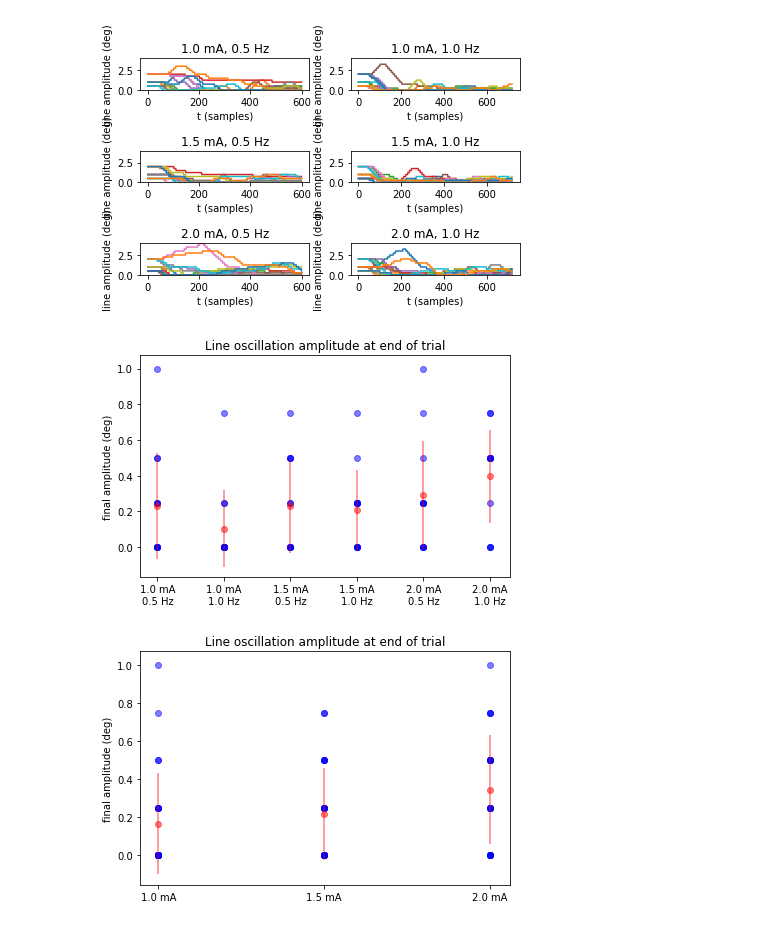
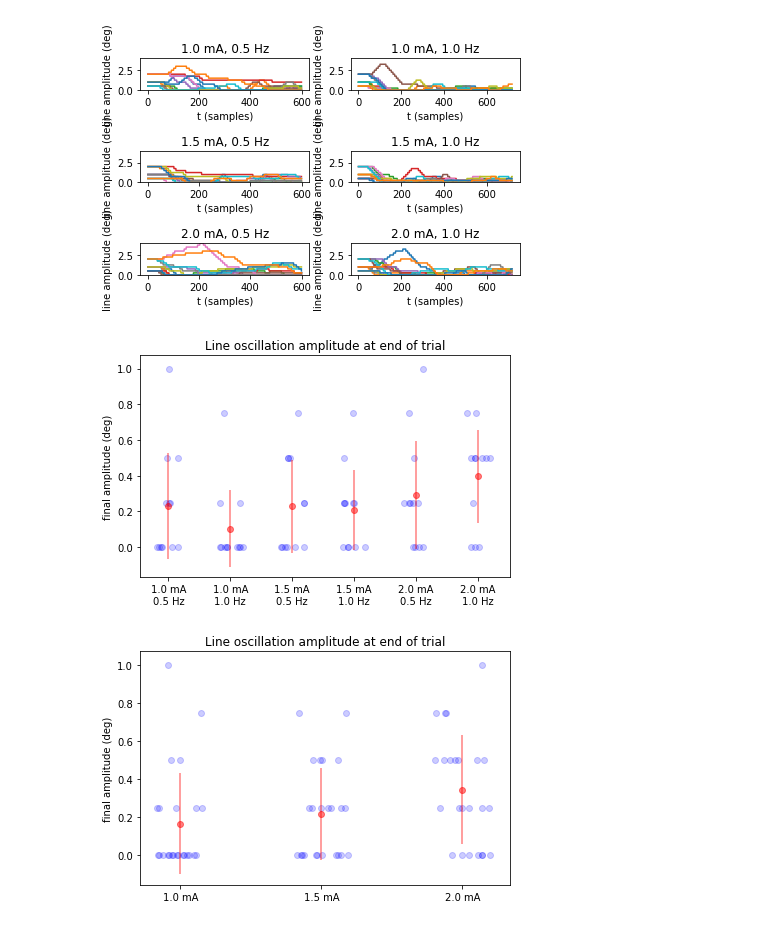
Before and after one commit to NNiehof/WaveGVS, a Jupyter notebook: Analysis/plotWaveGVS.ipynb, the cells around one changed output. Cells and saved outputs as stored; diff of their text form; code cells hidden in the pictures.

Commit message:
added jitter for plotting overlapping points

```diff
--- a/Analysis/plotWaveGVS.ipynb
+++ b/Analysis/plotWaveGVS.ipynb
@@ -107,38 +98,40 @@ plt.tight_layout()
 # %%
 # plot endpoints by conditions (current and frequency)
 count = 0
 x_tick_positions = []
 plotlabels = []
 fig, ax = plt.subplots()
+jitter_width = 0.4
 
 for curr in currents:
     for freq in frequencies:
         count += 1
         x_tick_positions.append(count)
         plotlabels.append("{0} mA\n{1} Hz".format(curr, freq))
         selection = df[(df["current"] == curr) & (df["frequency"] == freq)]
         for index, row in selection.iterrows():
-            plt.scatter(count, row["final_amplitude"], color="blue", alpha=0.5)
+            x = count + np.random.rand() * jitter_width - (jitter_width / 2)
+            plt.scatter(x, row["final_amplitude"], color="blue", alpha=0.2)
 
         mean_amp = np.mean(selection["final_amplitude"])
         std_amp = np.std(selection["final_amplitude"])
         plt.errorbar(count, mean_amp, yerr=std_amp, ecolor="red", alpha=0.5)
         plt.scatter(count, mean_amp, color="red", alpha=0.5)
 
         plt.xticks(x_tick_positions)
         ax.set_xticklabels(plotlabels)
         plt.ylabel("final amplitude (deg)")
         plt.title("Line oscillation amplitude at end of trial")
 plt.tight_layout()
-plt.show()
 # %% [output]
-[figure, old version]
+[figure, new version]
 # %%
 # plot endpoints per current (pooled over frequencies)
 count = 0
 x_tick_positions = []
 plotlabels = []
 fig, ax = plt.subplots()
+jitter_width = 0.4
 
 for curr in currents:
     count += 1
@@ -146,7 +139,8 @@ for curr in currents:
     plotlabels.append("{0} mA".format(curr))
     selection = df[(df["current"] == curr)]
     for index, row in selection.iterrows():
-        plt.scatter(count, row["final_amplitude"], color="blue", alpha=0.5)
+        x = count + np.random.rand() * jitter_width - (jitter_width / 2)
+        plt.scatter(x, row["final_amplitude"], color="blue", alpha=0.2)
 
     mean_amp = np.mean(selection["final_amplitude"])
     std_amp = np.std(selection["final_amplitude"])
@@ -158,6 +152,5 @@ for curr in currents:
     plt.ylabel("final amplitude (deg)")
     plt.title("Line oscillation amplitude at end of trial")
 plt.tight_layout()
-plt.show()
 # %% [output]
-[figure, old version]
+[figure, new version]
```
Also changed, not shown: parts of 2 cells of this notebook.
